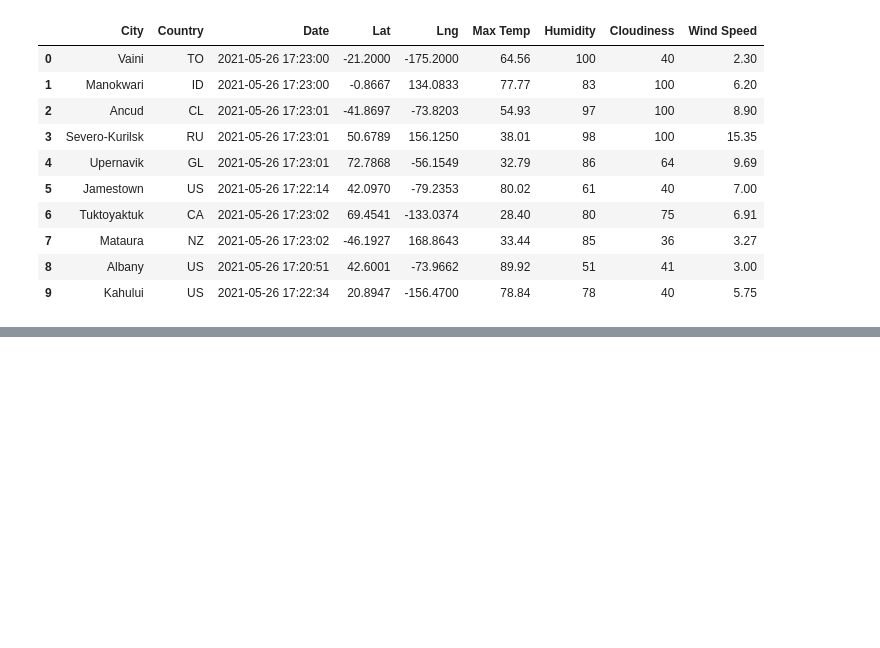
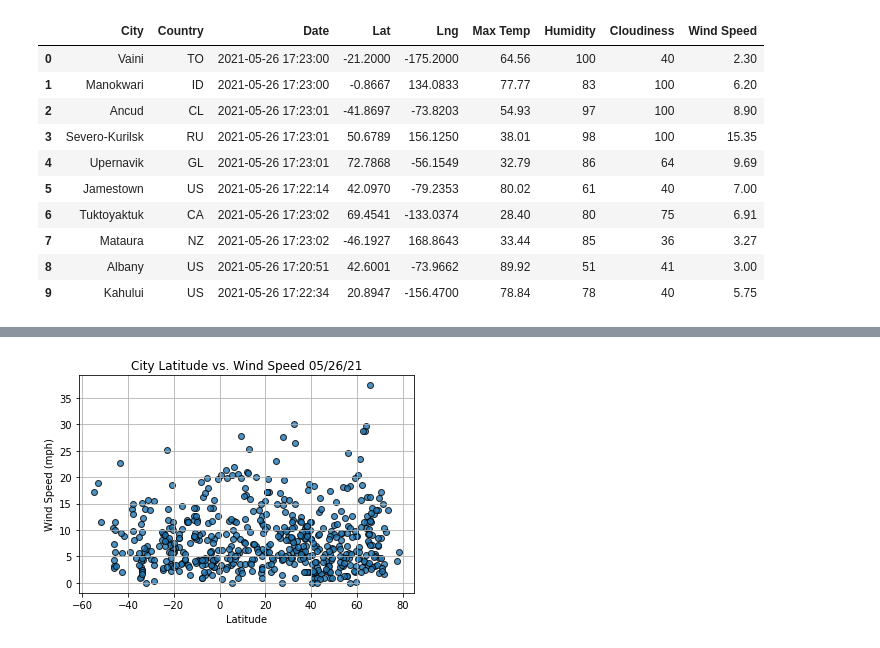
Before and after one commit to ean-maloney/World_Weather_Analysis, a Jupyter notebook: WeatherPy.ipynb, the cells around one changed output, grey strips where cells are left out. Saved outputs shown, nothing was run; the diff lists cells and outputs as text; code cells hidden in the pictures; blank space fills up the shorter version.

```diff
--- a/WeatherPy.ipynb
+++ b/WeatherPy.ipynb
@@ -165,0 +228,17 @@ city_data_df.to_csv(output_path, index_label = "City_ID")
+# %%
+#Build scatter for lat v. wind speed
+plt.scatter(lats, wind_speed, edgecolor = "black", linewidths = 1,
+            marker = "o", alpha = .8, label = "Cities")
+
+#Format plot
+plt.title(f"City Latitude vs. Wind Speed {today}")
+plt.ylabel("Wind Speed (mph)")
+plt.xlabel("Latitude")
+plt.grid()
+
+#Save fig
+plt.savefig("weather_data/Fig4.png")
+
+plt.show()
+# %% [output]
+[figure, added]
```
Also changed, not shown: parts of 4 cells of this notebook, 5 other files.
